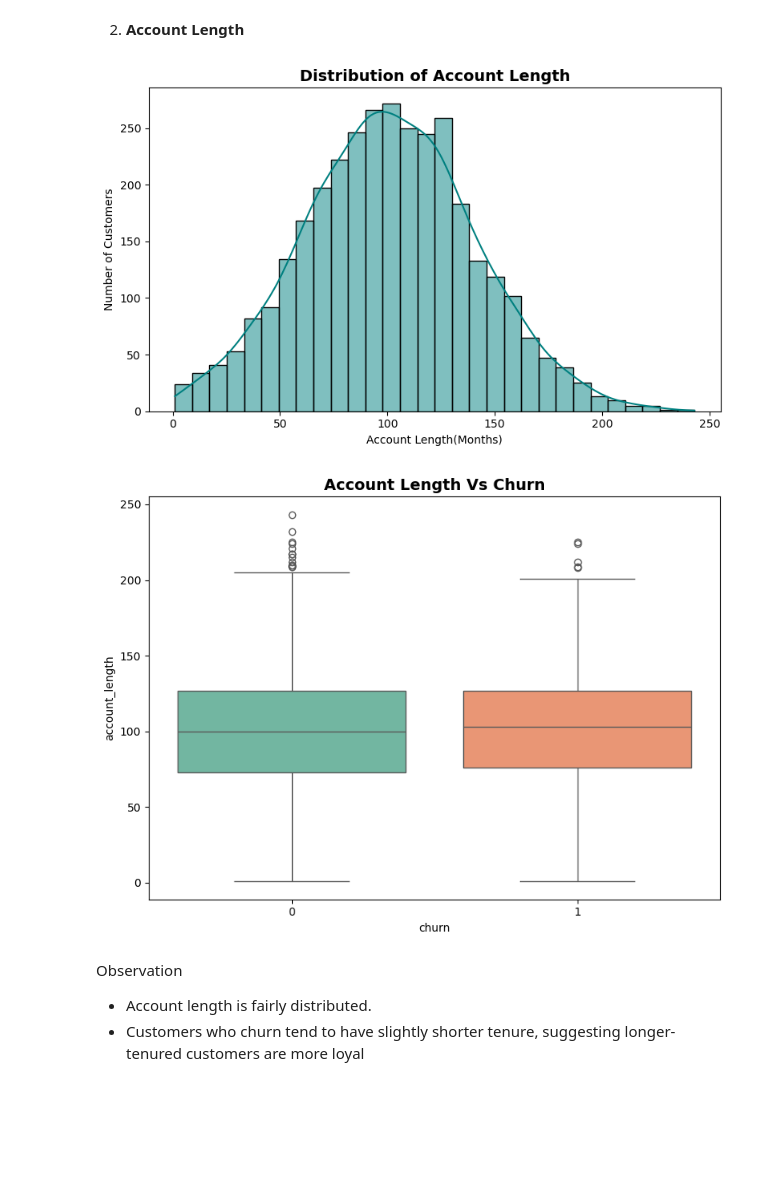
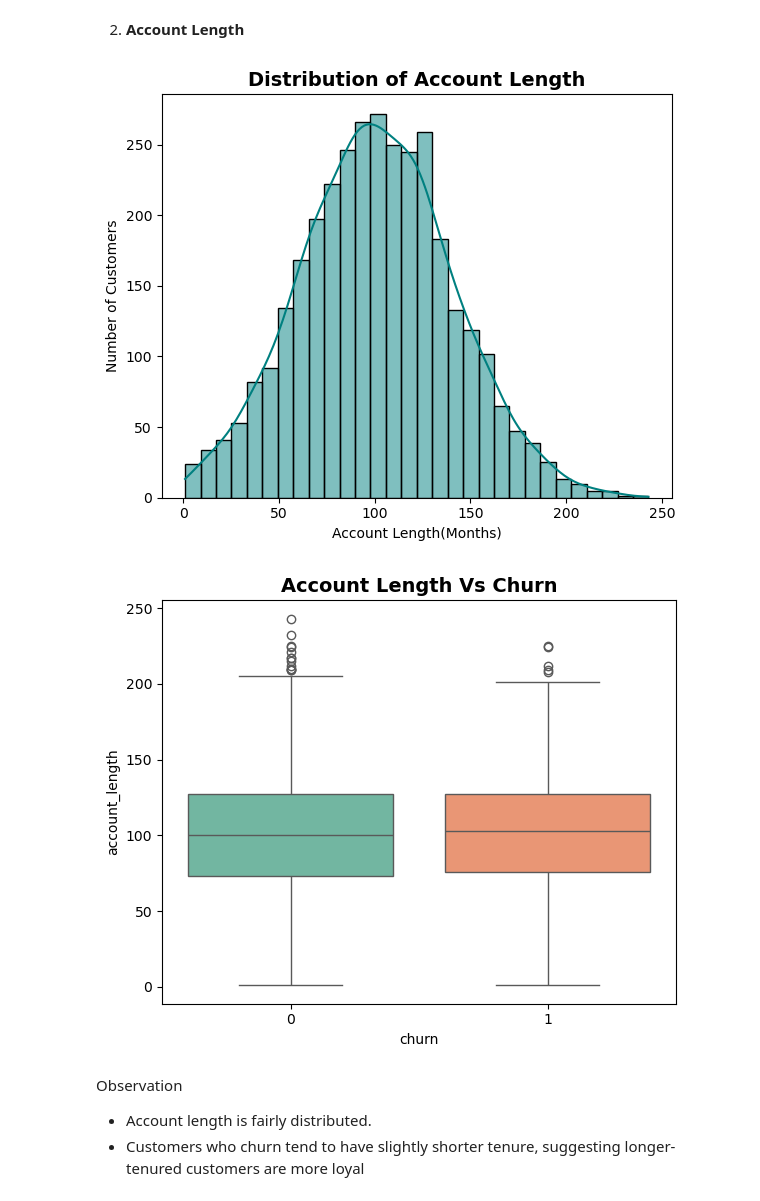
Before and after one commit to Mercykirwa25/End_Phase_3_Project, a Jupyter notebook: Churn_dataset.ipynb, the cells around one changed output. Saved outputs shown, nothing was run; the diff lists cells and outputs as text; code cells hidden in the pictures; blank space fills up the shorter version.

```diff
--- a/Churn_dataset.ipynb
+++ b/Churn_dataset.ipynb
@@ -409,22 +417,22 @@ Observation
 # %% [markdown]
 2. **Account Length**
 # %%
-plt.figure(figsize=(8,5))
+plt.figure(figsize=(6,5))
 sns.histplot(df["account_length"], bins=30, kde=True, color="Teal")
 plt.title("Distribution of Account Length", fontsize=14, weight="bold")
 plt.xlabel("Account Length(Months)")
 plt.ylabel("Number of Customers")
 plt.tight_layout()
 plt.show()
 
-plt.figure(figsize=(8,6))
+plt.figure(figsize=(6,5))
 sns.boxplot(x="churn", y="account_length", data=df, palette="Set2")
 plt.title("Account Length Vs Churn", fontsize=14, weight="bold")
 plt.tight_layout()
 plt.show()
 # %% [output]
-[figure, old version]
+[figure, new version]
-[figure, old version]
+[figure, new version]
 # %% [markdown]
 Observation
 - Account length is fairly distributed.
```
Also changed, not shown: parts of 53 cells of this notebook.
